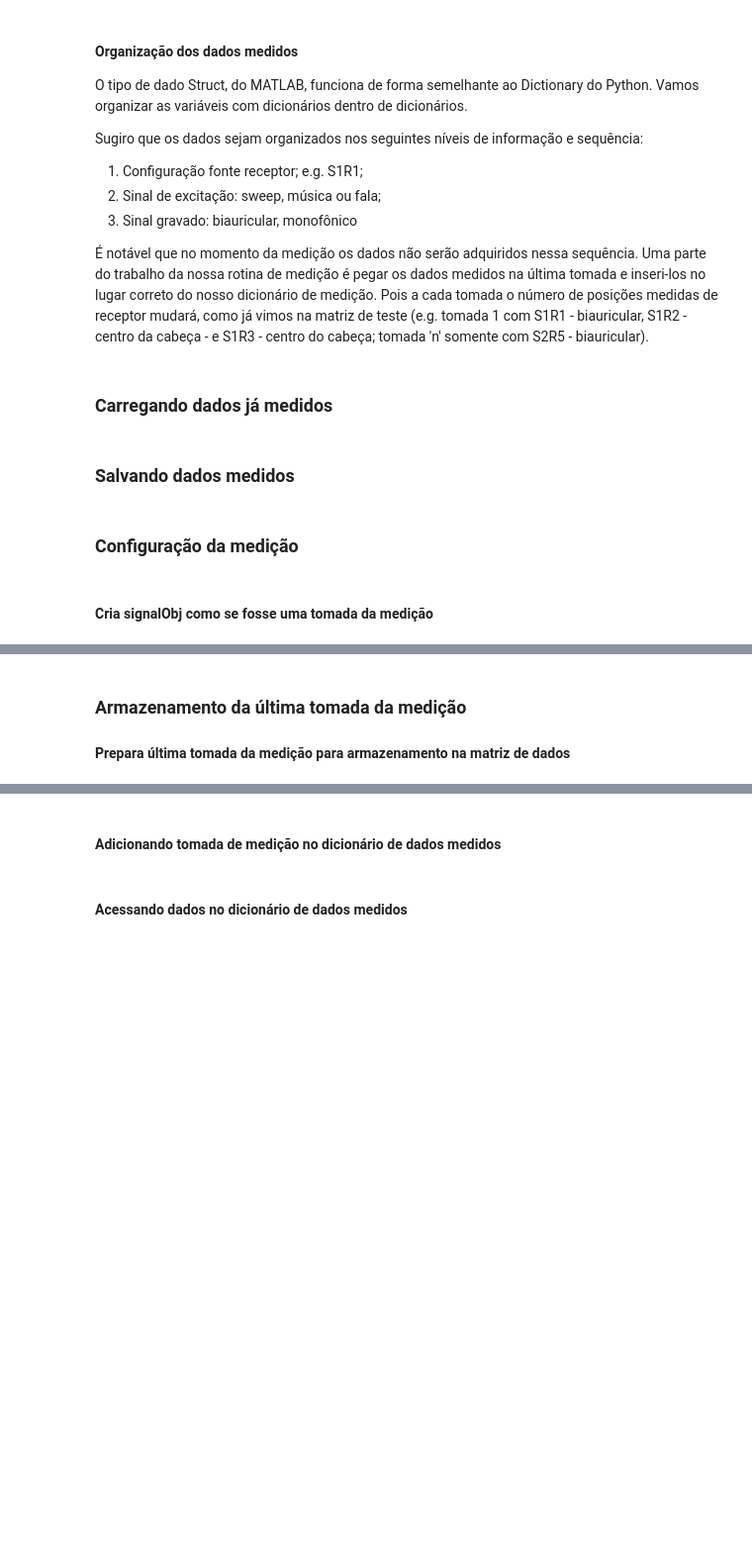
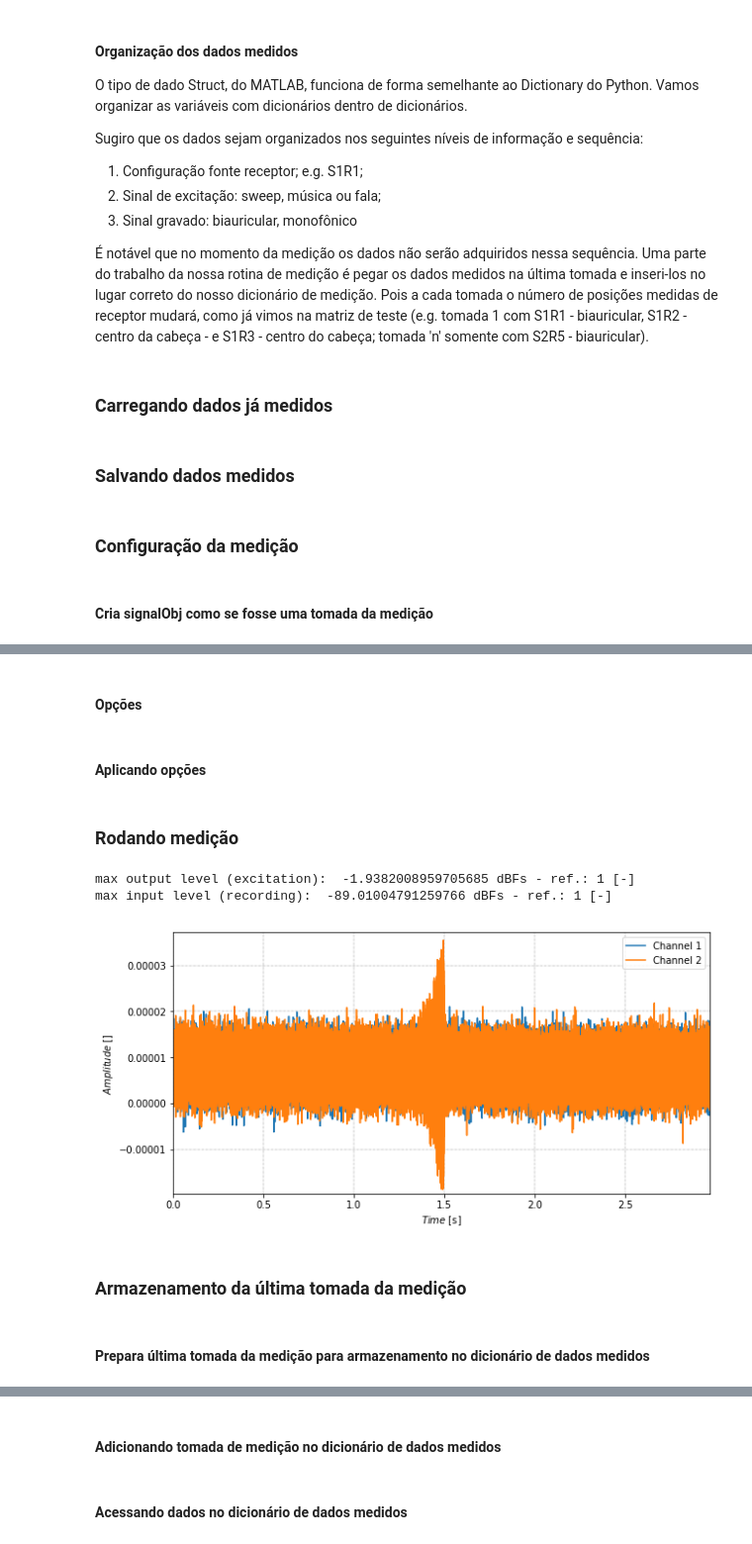
Before and after one commit to davircarvalho/EACPDSII, a Jupyter notebook: measure.ipynb, the cells around one changed output, grey strips where cells are left out. Shown: that part at 99% size. Cells and saved outputs as stored; diff of their text form; code cells hidden in the pictures; blank space fills up the shorter version.

```diff
--- a/measure.ipynb
+++ b/measure.ipynb
@@ -29,13 +32,15 @@ import numpy as np
 # %%
 # Configuração da medição
 
-device = [0,1] # Seleciona dispositivo listado em pytta.list_devices()
+# device = [0,1] # Seleciona dispositivo listado em pytta.list_devices()
+device = 4 # Seleciona dispositivo listado em pytta.list_devices()
 samplingRate = 44100 # [Hz]
 freqMin = 20 # [Hz]
 freqMax = 20000 # [Hz]
 inChannel = [1,2,3,4] # Canais de entrada
 channelName = ['Orelha E','Orelha D','Mic 1','Mic 2'] # Lista com o nome dos canais
 outChannel = [1,2] # Canais de saída
+averages = 3 # Número de médias por medição (FALTA IMPLEMENTAR NO PYTTA)
 
 sweep = pytta.generate.sweep(freqMin=20, # Geração do sweep (também pode ser carregado projeto prévio)
                             freqMax=20000,
@@ -97,7 +104,50 @@ measureTake = measureTake_fake
+# %% [markdown]
+#### Opções
+# %%
+# Status do canal: True para ligado e False para desligado
+channelStatus = [False, # canal 1
+                 False, # canal 2
+                 True, # canal 3
+                 True] # canal 4
+
+# Configuração fonte receptor
+# Obs.: manter itens para canais desativados
+sourceReceiver = ['S1R1', # canal 1 (ATENÇÃO: canal 1 e 2 tem a mesma cfg.)
+                  'S1R1', # canal 2 (ATENÇÃO: canal 1 e 2 tem a mesma cfg.)
+                  'S1R2', # canal 3
+                  'S1R3'] # canal 4
+
+excitation = 'sweep'
+# excitation = 'musica'
+# excitation = 'fala'
+# %% [markdown]
+#### Aplicando opções
+# %%
+# Redefinindo variável inChannel
+j = 1
+inChannel = []
+for i in channelStatus:
+    if i:
+        inChannel.append(j)
+    j=j+1
+playRec[excitation].inChannel = inChannel
+# %% [markdown]
+### Rodando medição
+# %%
+measureTake = playRec[excitation].run()
+measureTake.plot_time()
+measureTake.temp = 24 # FALTA INTEGRAR LABJACK
+measureTake.RH = 69 # FALTA INTEGRAR LABJACK
+measureTake.sourceReceiver = sourceReceiver
+measureTake.comment = excitation
+# %% [output]
+max output level (excitation):  -1.9382008959705685 dBFs - ref.: 1 [-]
+max input level (recording):  -89.01004791259766 dBFs - ref.: 1 [-]
+[figure, added]
+# %% [markdown]
+### Armazenamento da última tomada da medição
 # %% [markdown]
-### Armazenamento da última tomada da medição
-
-#### Prepara última tomada da medição para armazenamento na matriz de dados
+#### Prepara última tomada da medição para armazenamento no dicionário de dados medidos
 # %%
 # Desmembra o SignalObj measuretake de 4 canais em 3 SignalObj referentes ao arranjo biauricular
 # em uma posição e ao centro da cabeça em duas outras posições
```
Also changed, not shown: parts of 7 cells of this notebook.
